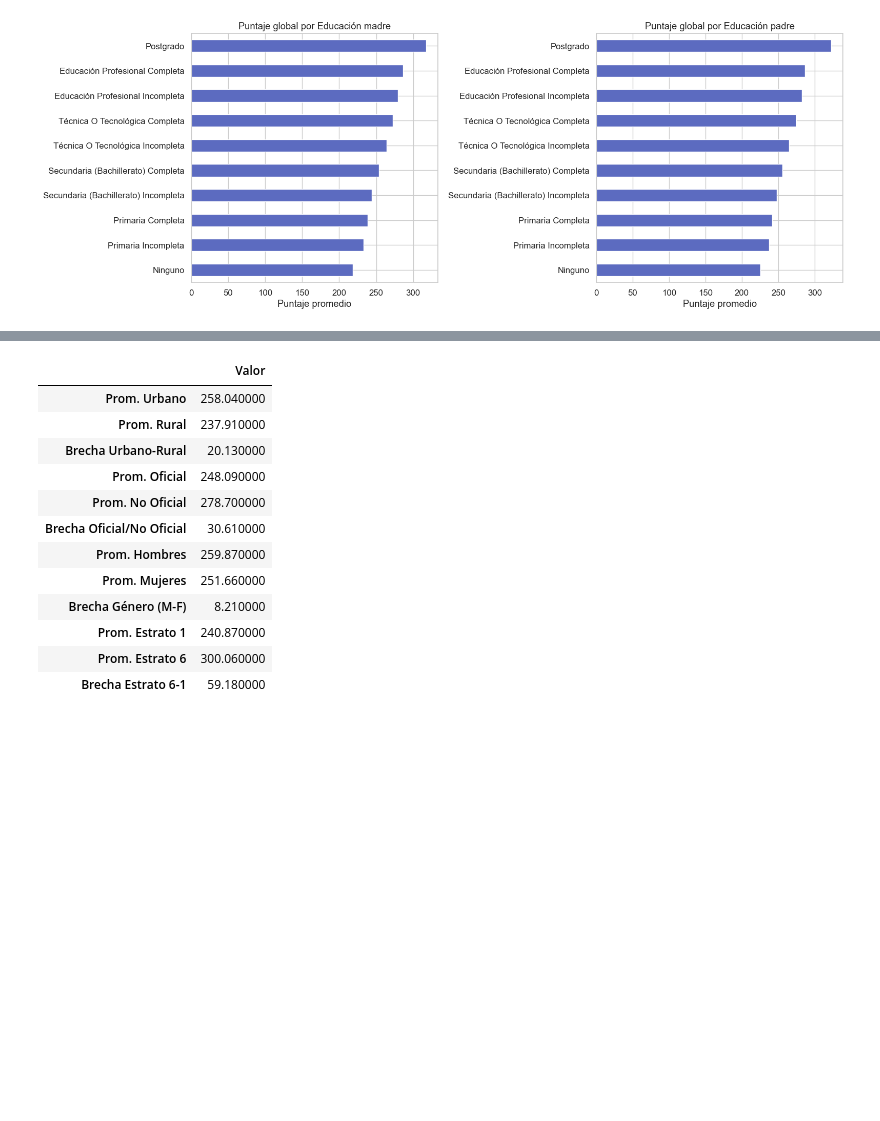
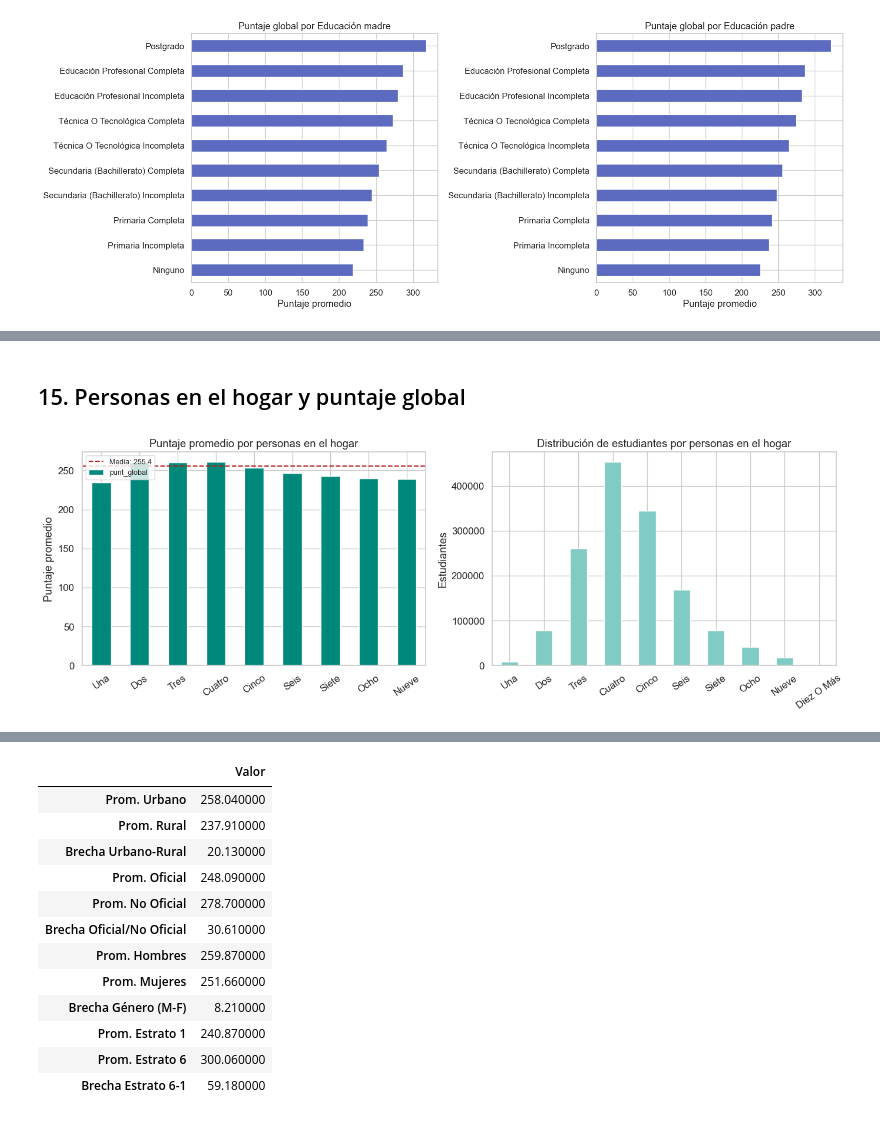
Before and after one commit to liturriago/EquidadAlgoritmica-SaberXAI, a Jupyter notebook: notebooks/02_estudio_datos.ipynb, the cells around one changed output, grey strips where cells are left out. Cells and saved outputs as stored; diff of their text form; code cells hidden in the pictures; blank space fills up the shorter version.

```diff
--- a/notebooks/02_estudio_datos.ipynb
+++ b/notebooks/02_estudio_datos.ipynb
@@ -304,0 +417,38 @@ plt.show()
+# %% [markdown]
+## 15. Personas en el hogar y puntaje global
+# %%
+orden_personas = ["Una", "Dos", "Tres", "Cuatro", "Cinco",
+                  "Seis", "Siete", "Ocho", "Nueve", "Diez O Más"]
+
+personas_df = df.copy()
+personas_df["fami_personashogar"] = personas_df["fami_personashogar"].str.strip().str.title()
+personas_df = personas_df[personas_df["fami_personashogar"].isin(orden_personas)]
+personas_df["fami_personashogar"] = pd.Categorical(
+    personas_df["fami_personashogar"], categories=orden_personas, ordered=True
+)
+
+fig, axes = plt.subplots(1, 2, figsize=(FIG_W, FIG_H))
+
+ax = axes[0]
+media_personas = personas_df.groupby("fami_personashogar", observed=True)["punt_global"].mean()
+media_personas.plot.bar(ax=ax, color="#00897B", edgecolor="white")
+ax.axhline(df["punt_global"].mean(), color="#B71C1C", ls="--", lw=1.5,
+           label=f'Media: {df["punt_global"].mean():.1f}')
+ax.set_title("Puntaje promedio por personas en el hogar")
+ax.set_xlabel("")
+ax.set_ylabel("Puntaje promedio")
+ax.tick_params(axis="x", rotation=35)
+ax.legend(fontsize=9)
+
+ax2 = axes[1]
+conteo = personas_df["fami_personashogar"].value_counts().reindex(orden_personas)
+conteo.plot.bar(ax=ax2, color="#80CBC4", edgecolor="white")
+ax2.set_title("Distribución de estudiantes por personas en el hogar")
+ax2.set_xlabel("")
+ax2.set_ylabel("Estudiantes")
+ax2.tick_params(axis="x", rotation=35)
+
+plt.tight_layout()
+plt.show()
+# %% [output]
+[figure, added]
```
Also changed, not shown: parts of 12 cells of this notebook.
